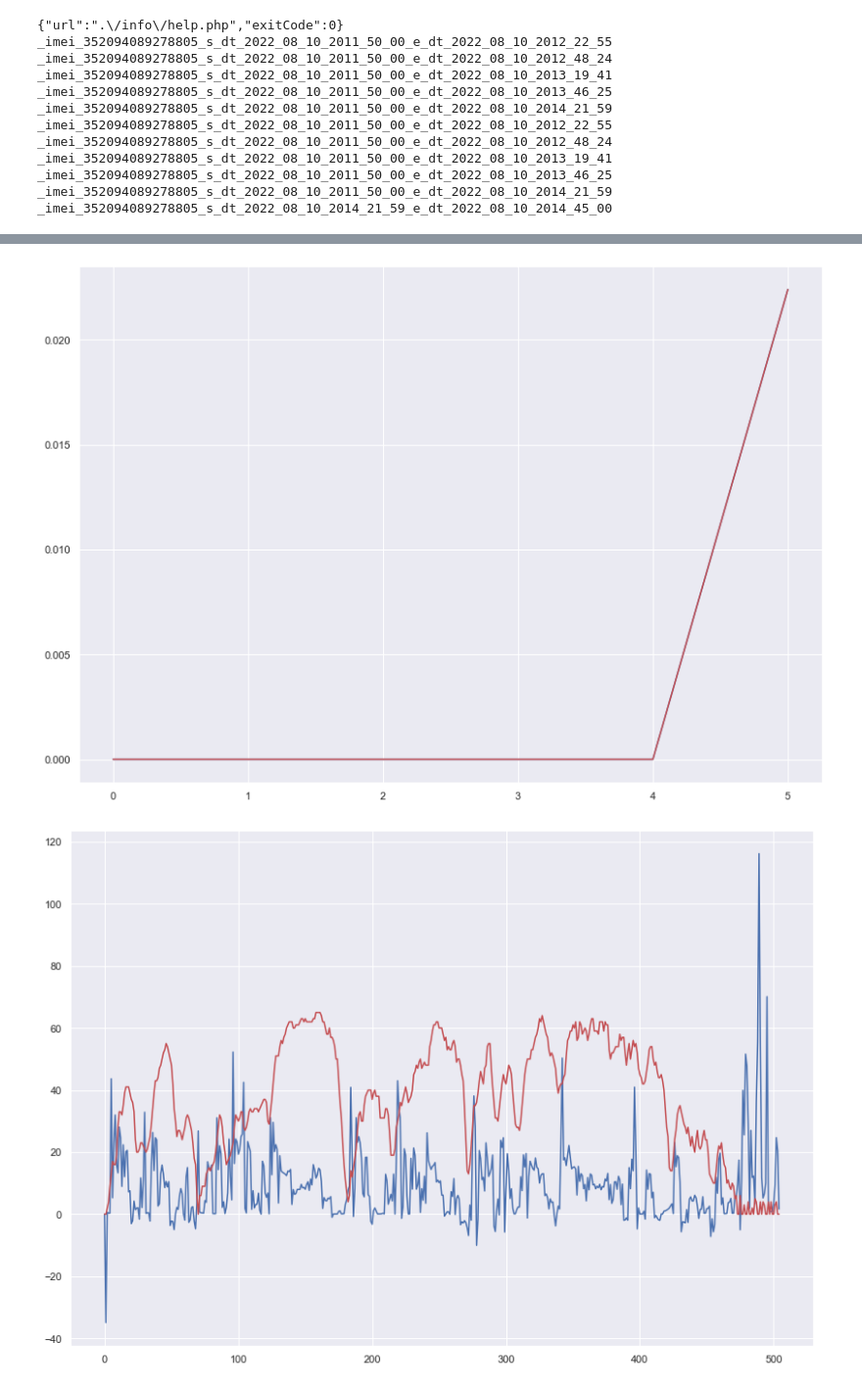
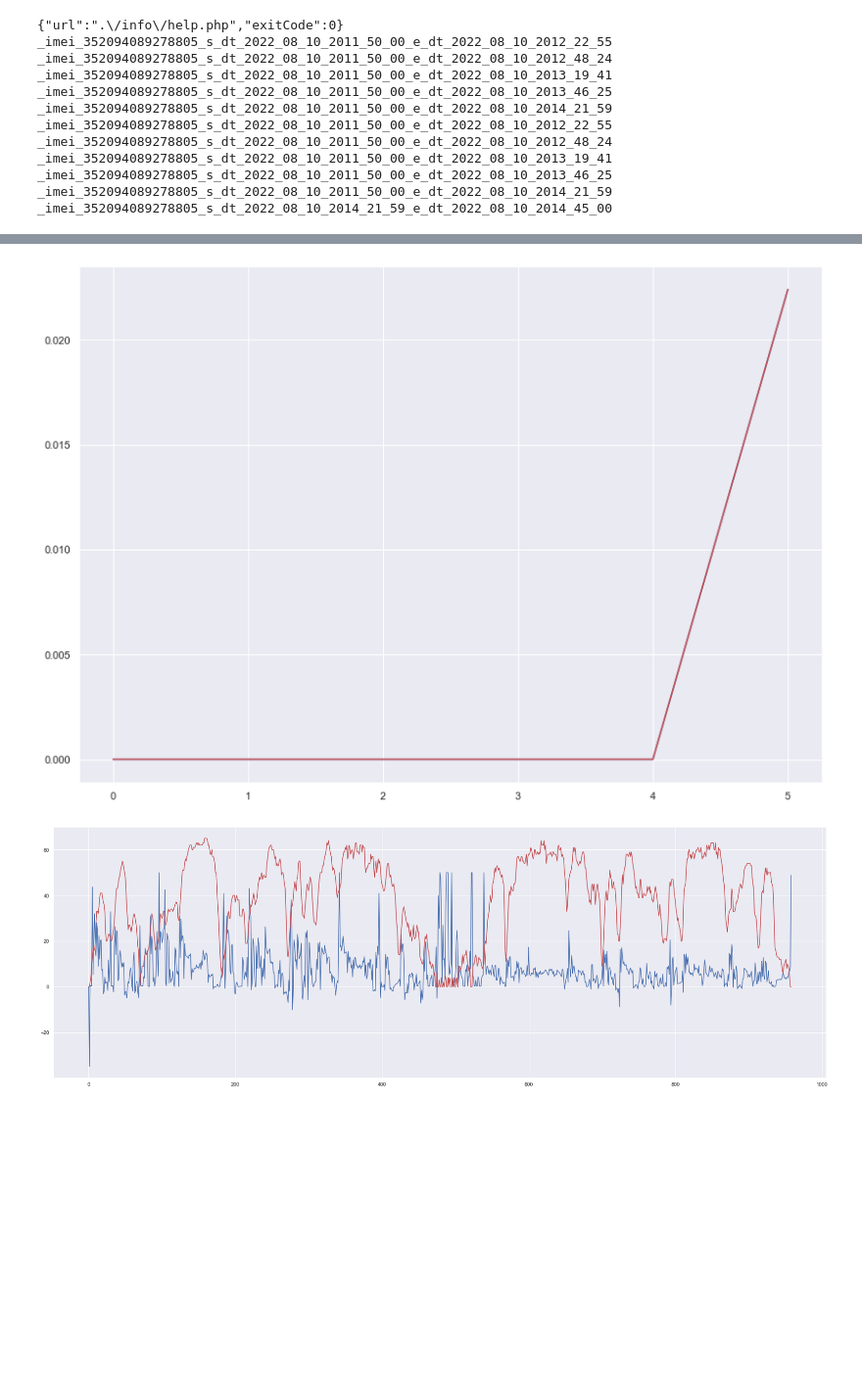
Before and after one commit to zhenux/pythonProject54, a Jupyter notebook: fuel_consumption_manual.ipynb, the cells around one changed output, grey strips where cells are left out. Shown: that part at 98% size. Drawn from its saved outputs; the diff is of its cells as text; code cells hidden in the pictures; blank space fills up the shorter version.

```diff
--- a/fuel_consumption_manual.ipynb
+++ b/fuel_consumption_manual.ipynb
@@ -144,6 +144,8 @@ eps2_level = []
 
 inst_cons = []
 inst_speed = []
+inst_acc_plus = []
+inst_acc_minus = []
 
 popt_calc = []
 popt2_calc = []
@@ -219,14 +221,29 @@ for p in range(NUM_OF_FILES):
                 sum_ES_2_APP_2_sum += sum_ES_2_APP_2_inst
             sum_ES_2_APP_2_prev = df.sum_ES_2_APP_2[i]
 
-        if p == 5 and df.distance_gps[i] != 0:
+        if p == 6 and df.distance_gps[i] != 0:
             # inst_cons.append((1/df.distance_gps[i])*func_fuel_consumption(
             #     (sum_ES_inst, sum_ES_APP_inst, sum_ES_2_APP_inst, sum_ES_APP_2_inst, sum_ES_2_APP_2_inst),
             #     popt_calc[0], popt_calc[1], popt_calc[2], popt_calc[3], popt_calc[4]))
-            inst_cons.append((10/df.distance_gps[i])*func3_fuel_consumption(
+            consap = (10/df.distance_gps[i])*func3_fuel_consumption(
                 (sum_ES_APP_inst, sum_ES_2_APP_inst, sum_ES_APP_2_inst, sum_ES_2_APP_2_inst),
-                popt3_calc[0], popt3_calc[1], popt3_calc[2], popt3_calc[3]))
+                popt3_calc[0], popt3_calc[1], popt3_calc[2], popt3_calc[3])
+            if consap > 50:
+                consap = 50
+            inst_cons.append(consap)
             inst_speed.append(df.speed[i])
+            acc_delta = 10*df.delta64044[i]
+            if acc_delta < 0:
+                acc_delta = 0
+            if acc_delta > 50:
+                acc_delta = 50
+            inst_acc_plus.append(acc_delta)
+            acc_delta = -10*df.delta64033[i]
+            if acc_delta > 0:
+                acc_delta = 0
+            if acc_delta < -50:
+                acc_delta = -50
+            inst_acc_minus.append(acc_delta)
 
     delta_ES.append(sum_ES_sum)
     delta_ES_APP.append(sum_ES_APP_sum)
@@ -293,9 +310,11 @@ for p in range(NUM_OF_FILES):
         plt.plot(eps2_level, 'r')
         plt.show()
 
-        plt.figure(figsize=(14, 10))
+        plt.figure(figsize=(30, 10))
         plt.plot(inst_cons, 'b')
         plt.plot(inst_speed, 'r')
+        # plt.plot(inst_acc_plus, 'g')
+        # plt.plot(inst_acc_minus, 'k')
         plt.show()
 # %% [output]
 len(_imei_352094089278805_s_dt_2022_08_10_2011_50_00_e_dt_2022_08_10_2012_22_55):548
@@ -318,15 +337,15 @@ len(_imei_352094089278805_s_dt_2022_08_10_2011_50_00_e_dt_2022_08_10_2012_48_24)
 [873, 1604, 2485, 3267, 4259, 873, 1604]
 len(_imei_352094089278805_s_dt_2022_08_10_2011_50_00_e_dt_2022_08_10_2013_19_41):1725
 [873, 1604, 2485, 3267, 4259, 873, 1604, 2485]
 len(_imei_352094089278805_s_dt_2022_08_10_2011_50_00_e_dt_2022_08_10_2013_46_25):2289
 [873, 1604, 2485, 3267, 4259, 873, 1604, 2485, 3267]
 len(_imei_352094089278805_s_dt_2022_08_10_2011_50_00_e_dt_2022_08_10_2014_21_59):3014
 [873, 1604, 2485, 3267, 4259, 873, 1604, 2485, 3267, 4259]
 len(_imei_352094089278805_s_dt_2022_08_10_2014_21_59_e_dt_2022_08_10_2014_45_00):487
 [873, 1604, 2485, 3267, 4259, 873, 1604, 2485, 3267, 4259, 655]
 [7.8, 12.43, 19.49, 24.6, 31.8, 5]
 [7.7999999999999545, 12.42999999999995, 19.489999999999895, 24.600000000000136, 31.799999999999727, 4.888046455219239]
 [7.800000000000125, 12.429999999999836, 19.490000000000123, 24.59999999999991, 31.799999999999955, 4.888046455207473]
 [figure]
 [figure]
-[figure, old version]
+[figure, new version]
```
Also changed, not shown: parts of 1 cell of this notebook.
